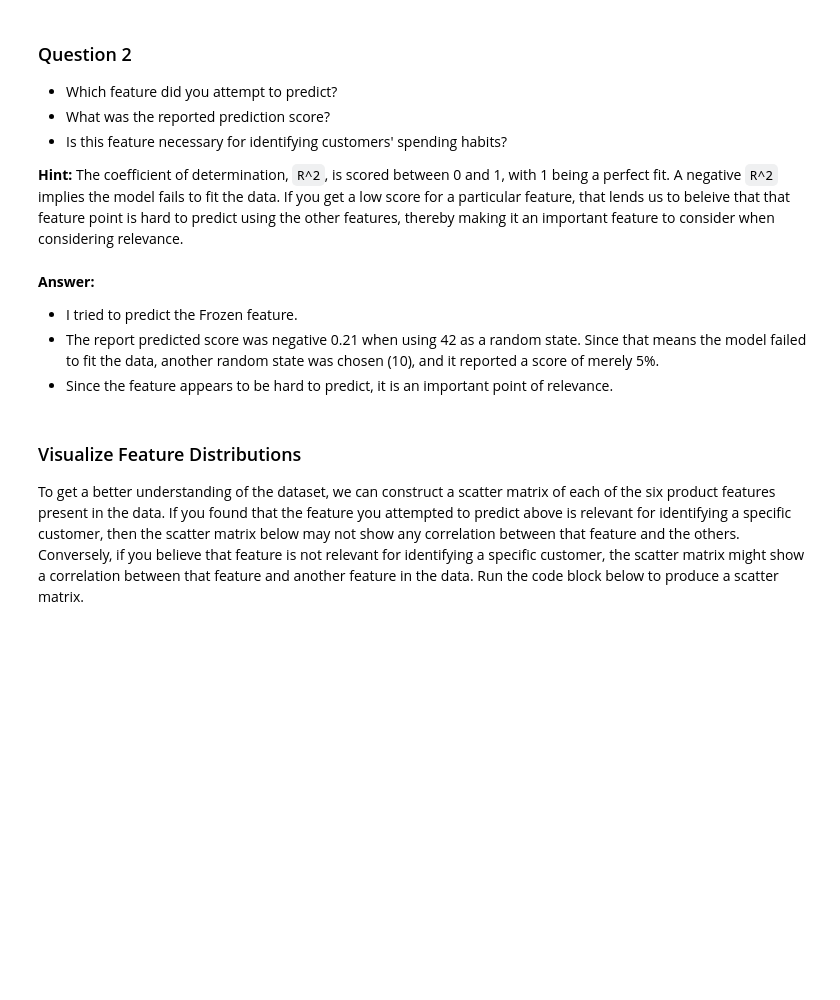
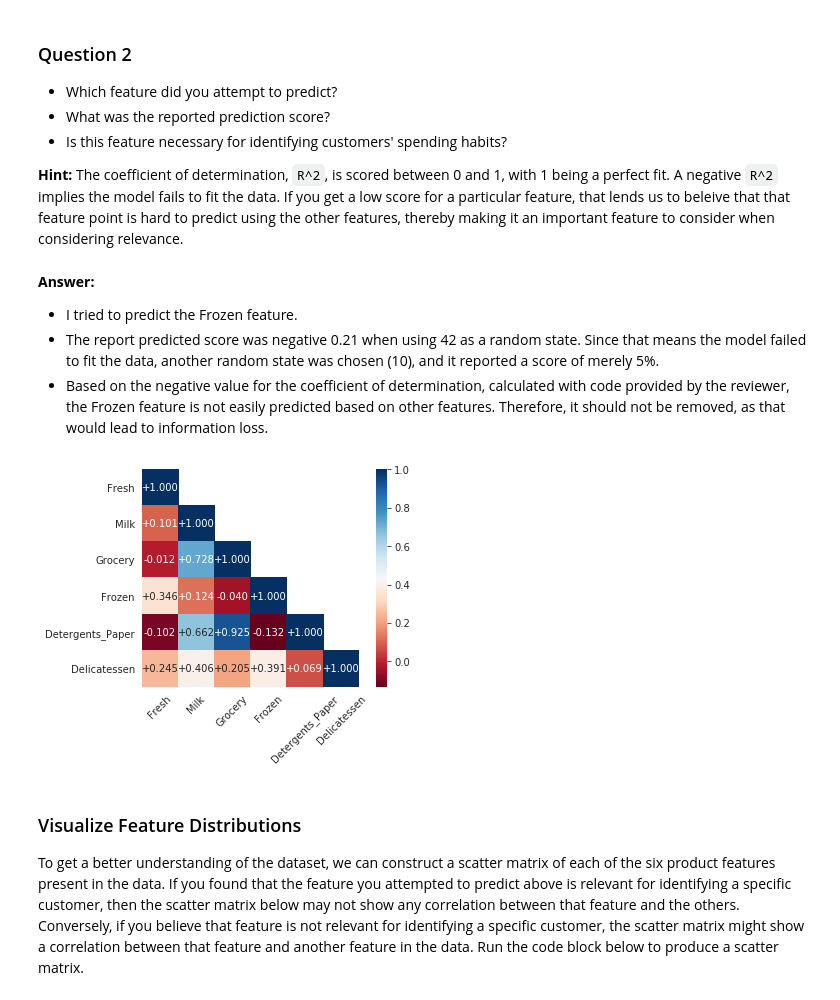
Before and after one commit to felipelfb/machine-learning, a Jupyter notebook: projects/customer_segments/customer_segments.ipynb, the cells around one changed output. Saved outputs shown, nothing was run; the diff lists cells and outputs as text; code cells hidden in the pictures; blank space fills up the shorter version.

```diff
--- a/projects/customer_segments/customer_segments.ipynb
+++ b/projects/customer_segments/customer_segments.ipynb
@@ -140,7 +187,22 @@ print(score)
 
 * I tried to predict the Frozen feature.
 * The report predicted score was negative 0.21 when using 42 as a random state. Since that means the model failed to fit the data, another random state was chosen (10), and it reported a score of merely 5%.
-* Since the feature appears to be hard to predict, it is an important point of relevance.
+* Based on the negative value for the coefficient of determination, calculated with code provided by the reviewer, the Frozen feature is not easily predicted based on other features. Therefore, it should not be removed, as that would lead to information loss.
+# %%
+#This code was provided by a reviewer from Udacity
+#It helps visualize the correlation between the features
+import seaborn as sns
+import matplotlib.pyplot as plt
+
+corr = data.corr()
+mask = np.zeros_like(corr)
+mask[np.triu_indices_from(mask, 1)] = True
+with sns.axes_style("white"):
+    ax = sns.heatmap(corr, mask=mask, square=True, annot=True,
+                     cmap='RdBu', fmt='+.3f')
+    plt.xticks(rotation=45, ha='center')
+# %% [output]
+[figure, added]
 # %% [markdown]
 ### Visualize Feature Distributions
 To get a better understanding of the dataset, we can construct a scatter matrix of each of the six product features present in the data. If you found that the feature you attempted to predict above is relevant for identifying a specific customer, then the scatter matrix below may not show any correlation between that feature and the others. Conversely, if you believe that feature is not relevant for identifying a specific customer, the scatter matrix might show a correlation between that feature and another feature in the data. Run the code block below to produce a scatter matrix.
```
Also changed, not shown: parts of 8 cells of this notebook.
